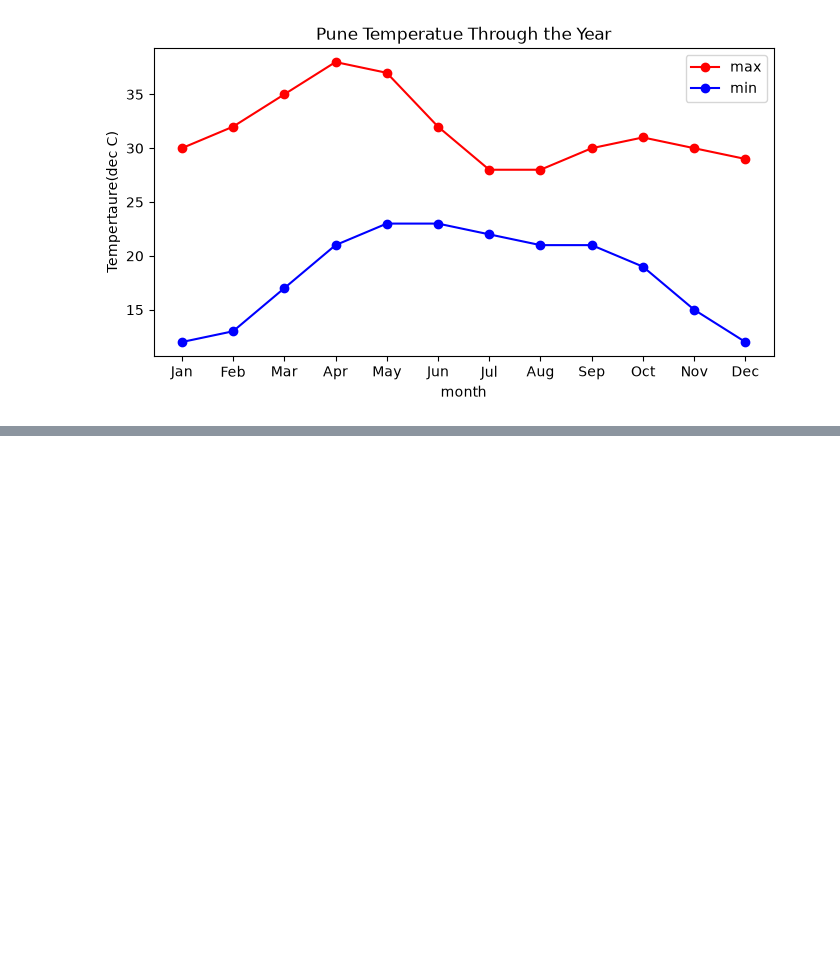
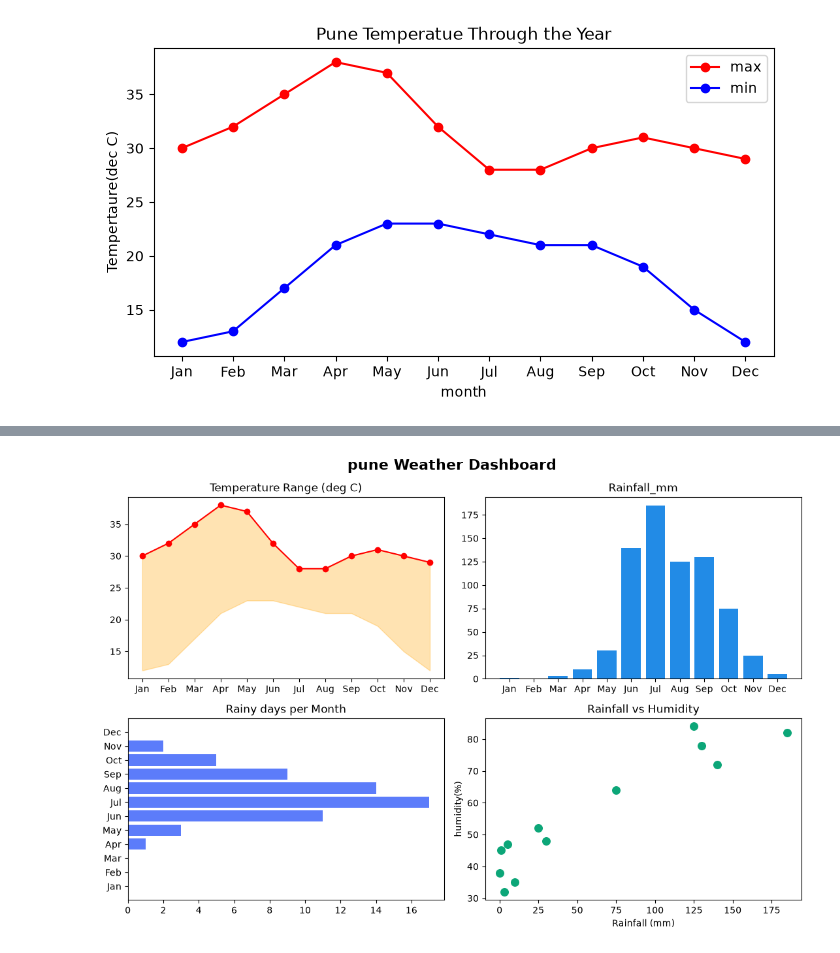
Before and after one commit to singh-amit-45/Data-Science, a Jupyter notebook: Libraries/Matplotlib/Matplotlib.ipynb, the cells around one changed output, grey strips where cells are left out. Cells and saved outputs as stored; diff of their text form; code cells hidden in the pictures; blank space fills up the shorter version.

```diff
--- a/Libraries/Matplotlib/Matplotlib.ipynb
+++ b/Libraries/Matplotlib/Matplotlib.ipynb
@@ -588,0 +602,21 @@ ax.legend()
+# %%
+fig, axes = plt.subplots(2, 2, figsize=(11, 7.5))
+
+axes[0,0].plot(weather['month'], weather['max_temp_c'], color='red', marker='o')
+axes[0,0].fill_between(weather['month'], weather['min_temp_c'], weather['max_temp_c'], color='orange', alpha=0.3)
+axes[0,0].set_title('Temperature Range (deg C)')
+
+axes[0,1].bar(weather['month'], weather['rainfall_mm'], color='#228BE6')
+axes[0,1].set_title('Rainfall_mm')
+
+axes[1,0].barh(weather['month'], weather['rainy_days'], color='#5C7CFA')
+axes[1,0].set_title('Rainy days per Month')
+
+axes[1,1].scatter(weather['rainfall_mm'], weather['humidity_pct'], color='#0CA678', s=70)
+axes[1,1].set_title('Rainfall vs Humidity')
+axes[1,1].set_xlabel('Rainfall (mm)')
+axes[1,1].set_ylabel('humidity(%)')
+fig.suptitle('pune Weather Dashboard',fontsize=16,fontweight='bold')
+plt.tight_layout()
+# %% [output]
+[figure, added]
```
Also changed, not shown: parts of 3 cells of this notebook.
